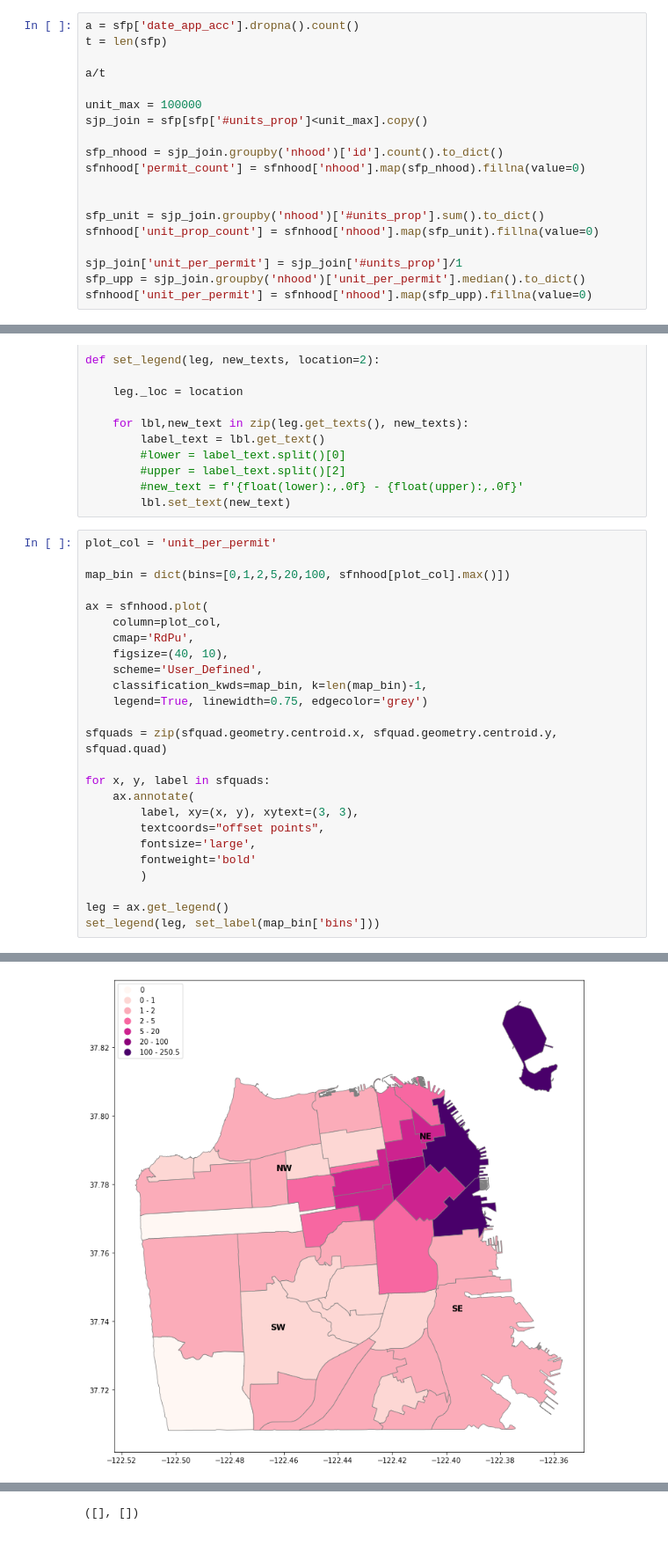
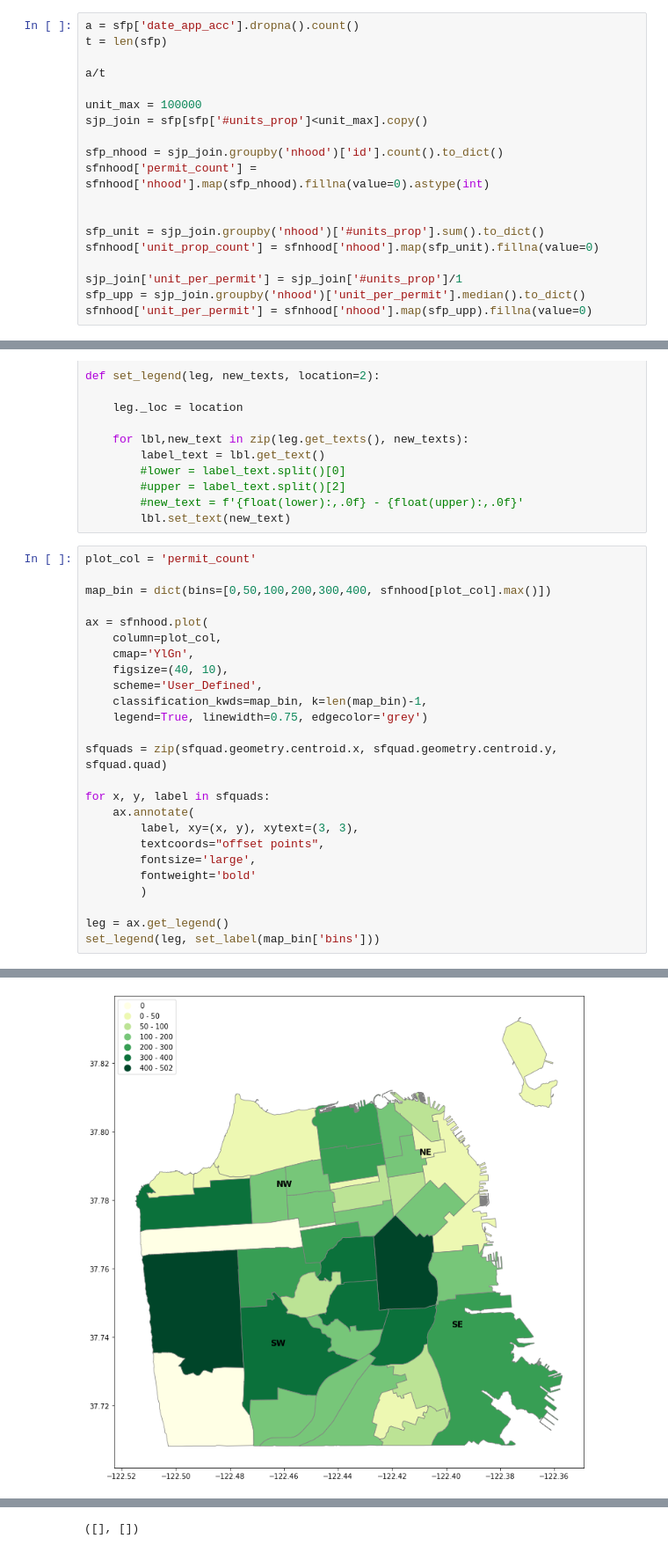
Before and after one commit to nelmsal/sf_buildingpermits, a Jupyter notebook: scripts/sf_permit_explore.ipynb, the cells around one changed output, grey strips where cells are left out. Shown at 88% size. Drawn from its saved outputs; the diff is of its cells as text.

```diff
--- a/scripts/sf_permit_explore.ipynb
+++ b/scripts/sf_permit_explore.ipynb
@@ -109,7 +128,7 @@ unit_max = 100000
 sjp_join = sfp[sfp['#units_prop']<unit_max].copy()
 
 sfp_nhood = sjp_join.groupby('nhood')['id'].count().to_dict()
-sfnhood['permit_count'] = sfnhood['nhood'].map(sfp_nhood).fillna(value=0)
+sfnhood['permit_count'] = sfnhood['nhood'].map(sfp_nhood).fillna(value=0).astype(int)
 
 
 sfp_unit = sjp_join.groupby('nhood')['#units_prop'].sum().to_dict()
@@ -171,32 +185,32 @@ def set_legend(leg, new_texts, location=2):
         #new_text = f'{float(lower):,.0f} - {float(upper):,.0f}'
         lbl.set_text(new_text)
 # %%
-plot_col = 'unit_per_permit'
+plot_col = 'permit_count'
 
-map_bin = dict(bins=[0,1,2,5,20,100, sfnhood[plot_col].max()])
+map_bin = dict(bins=[0,50,100,200,300,400, sfnhood[plot_col].max()])
 
 ax = sfnhood.plot(
     column=plot_col,
-    cmap='RdPu',
+    cmap='YlGn',
     figsize=(40, 10),
     scheme='User_Defined',
     classification_kwds=map_bin, k=len(map_bin)-1,
     legend=True, linewidth=0.75, edgecolor='grey')
 
 sfquads = zip(sfquad.geometry.centroid.x, sfquad.geometry.centroid.y, sfquad.quad)
 
 for x, y, label in sfquads:
     ax.annotate(
         label, xy=(x, y), xytext=(3, 3),
         textcoords="offset points",
         fontsize='large',
         fontweight='bold'
         )
 
 leg = ax.get_legend()
 set_legend(leg, set_label(map_bin['bins']))
 # %% [output]
   sfquads = zip(sfquad.geometry.centroid.x, sfquad.geometry.centroid.y, sfquad.quad)
 
   sfquads = zip(sfquad.geometry.centroid.x, sfquad.geometry.centroid.y, sfquad.quad)
-[figure, old version]
+[figure, new version]
```
Also changed, not shown: parts of 4 cells of this notebook, 5 other files.
